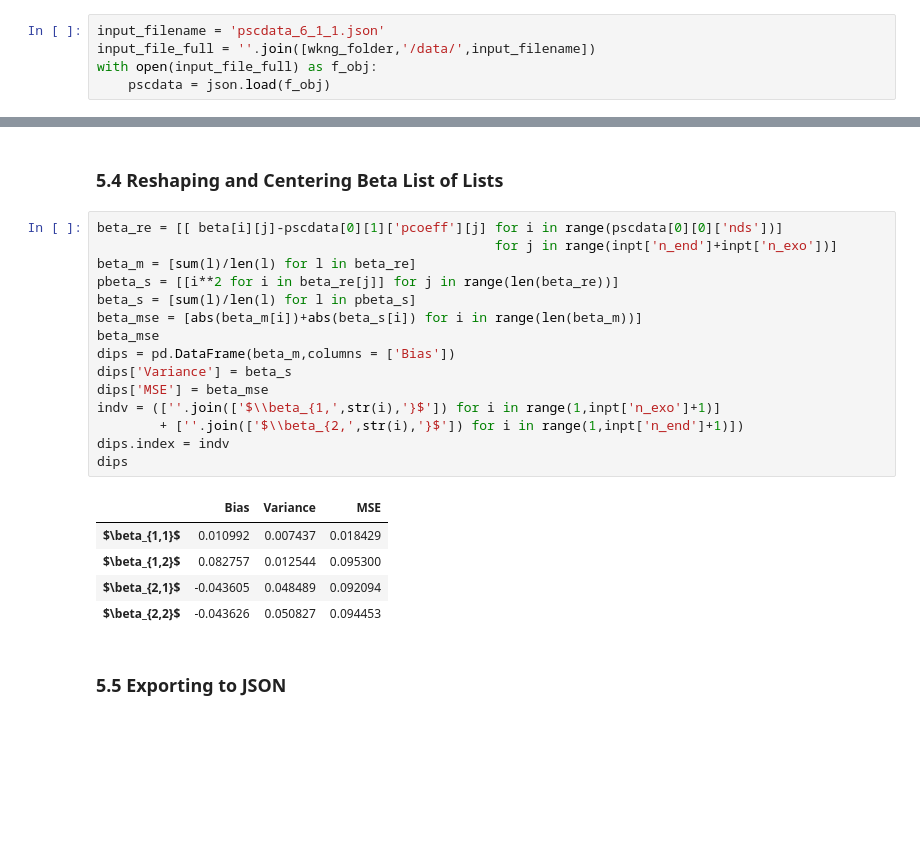
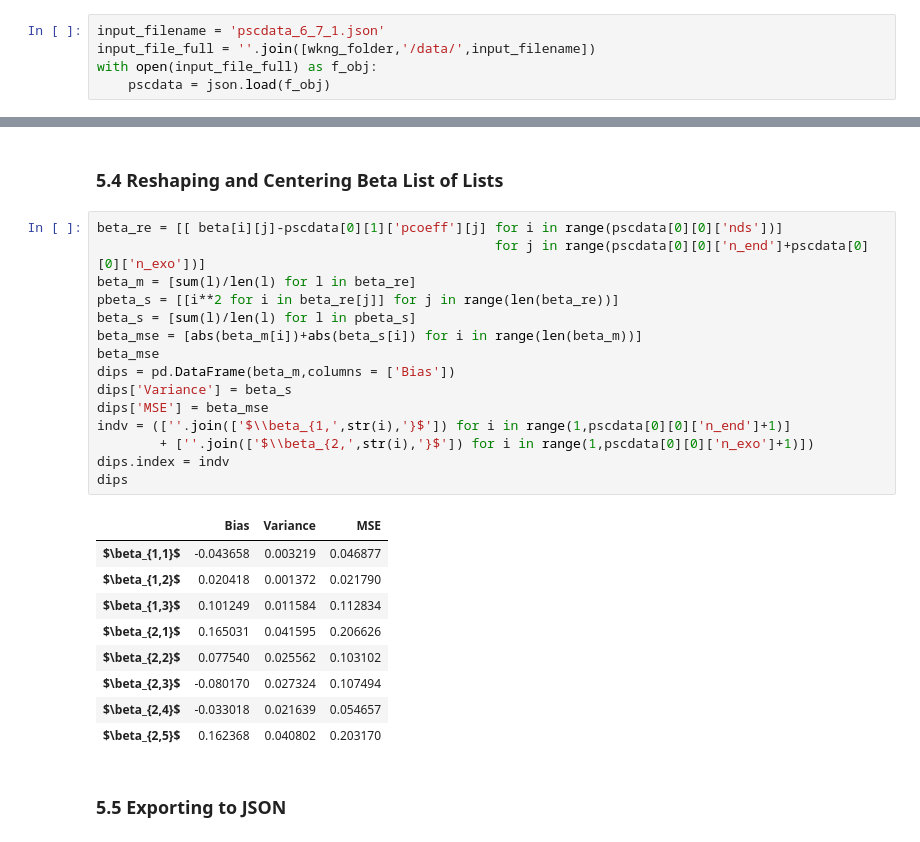
Before and after one commit to Existentialdredd/pan_sel_cntrl, a Jupyter notebook: psc.ipynb, the cells around one changed output, grey strips where cells are left out. Saved outputs shown, nothing was run; the diff lists cells and outputs as text; blank space fills up the shorter version.

```diff
--- a/psc.ipynb
+++ b/psc.ipynb
@@ -1032,7 +1035,7 @@ The data used in the following monte carlo exercise was created by 'psc_dgp.ipyn
 # %% [markdown]
 <h3> 5.1 Monte Carlo: JSON Loading </h3>
 # %%
-input_filename = 'pscdata_6_1_1.json'
+input_filename = 'pscdata_6_7_1.json'
 input_file_full = ''.join([wkng_folder,'/data/',input_filename])
 with open(input_file_full) as f_obj:
     pscdata = json.load(f_obj)
@@ -1110,25 +1113,29 @@ for k in range(1,pscdata[0][0]['nds']+1):
 <h3> 5.4 Reshaping and Centering Beta List of Lists </h3>
 # %%
 beta_re = [[ beta[i][j]-pscdata[0][1]['pcoeff'][j] for i in range(pscdata[0][0]['nds'])]
-                                                   for j in range(inpt['n_end']+inpt['n_exo'])]
+                                                   for j in range(pscdata[0][0]['n_end']+pscdata[0][0]['n_exo'])]
 beta_m = [sum(l)/len(l) for l in beta_re]
 pbeta_s = [[i**2 for i in beta_re[j]] for j in range(len(beta_re))]
 beta_s = [sum(l)/len(l) for l in pbeta_s]
 beta_mse = [abs(beta_m[i])+abs(beta_s[i]) for i in range(len(beta_m))]
 beta_mse
 dips = pd.DataFrame(beta_m,columns = ['Bias'])
 dips['Variance'] = beta_s
 dips['MSE'] = beta_mse
-indv = ([''.join(['$\\beta_{1,',str(i),'}$']) for i in range(1,inpt['n_exo']+1)]
-        + [''.join(['$\\beta_{2,',str(i),'}$']) for i in range(1,inpt['n_end']+1)])
+indv = ([''.join(['$\\beta_{1,',str(i),'}$']) for i in range(1,pscdata[0][0]['n_end']+1)]
+        + [''.join(['$\\beta_{2,',str(i),'}$']) for i in range(1,pscdata[0][0]['n_exo']+1)])
 dips.index = indv
 dips
 # %% [output]
 |  | Bias | Variance | MSE |
-| $\beta_{1,1}$ | 0.010992 | 0.007437 | 0.018429 |
-| $\beta_{1,2}$ | 0.082757 | 0.012544 | 0.095300 |
-| $\beta_{2,1}$ | -0.043605 | 0.048489 | 0.092094 |
-| $\beta_{2,2}$ | -0.043626 | 0.050827 | 0.094453 |
+| $\beta_{1,1}$ | -0.043658 | 0.003219 | 0.046877 |
+| $\beta_{1,2}$ | 0.020418 | 0.001372 | 0.021790 |
+| $\beta_{1,3}$ | 0.101249 | 0.011584 | 0.112834 |
+| $\beta_{2,1}$ | 0.165031 | 0.041595 | 0.206626 |
+| $\beta_{2,2}$ | 0.077540 | 0.025562 | 0.103102 |
+| $\beta_{2,3}$ | -0.080170 | 0.027324 | 0.107494 |
+| $\beta_{2,4}$ | -0.033018 | 0.021639 | 0.054657 |
+| $\beta_{2,5}$ | 0.162368 | 0.040802 | 0.203170 |
 # %% [markdown]
 <h3> 5.5 Exporting to JSON </h3>
 # %%
```
Also changed, not shown: parts of 13 cells of this notebook, 2 other files.
